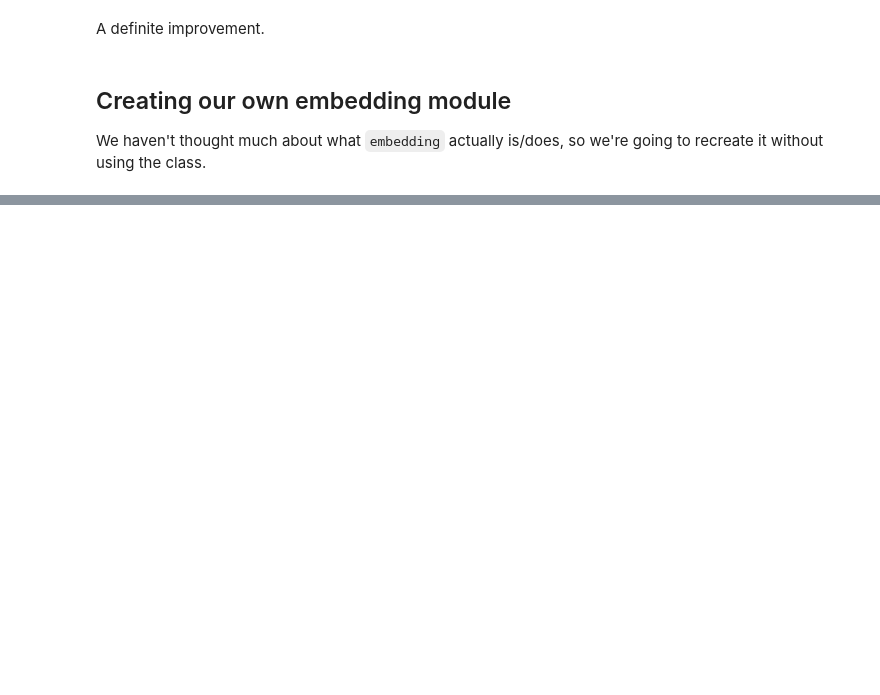
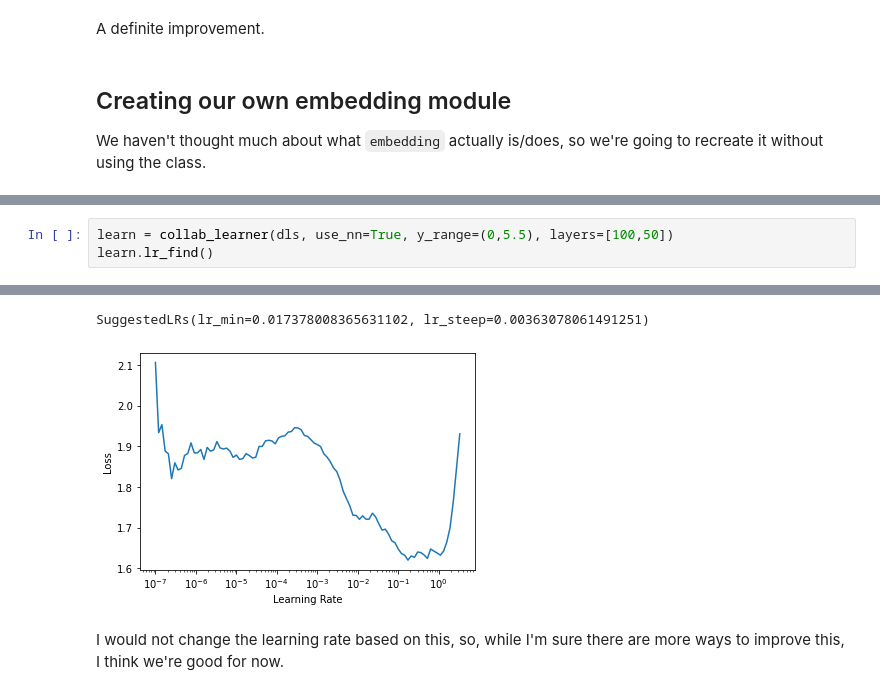
Before and after one commit to djliden/deep_learning_practice, a Jupyter notebook: notebooks/ch8_collab_filtering.ipynb, the cells around one changed output, grey strips where cells are left out. Drawn from its saved outputs; the diff is of its cells as text; blank space fills up the shorter version.

Commit message:
finished collab learning chapter and started book rec one

```diff
--- a/notebooks/ch8_collab_filtering.ipynb
+++ b/notebooks/ch8_collab_filtering.ipynb
@@ -181,0 +488,4 @@ We haven't thought much about what `embedding` actually is/does, so we're going
+# %%
+learn = collab_learner(dls, use_nn=True, y_range=(0,5.5), layers=[100,50])
+learn.lr_find()
+# %% [output]
@@ -181,0 +493,4 @@ We haven't thought much about what `embedding` actually is/does, so we're going
+SuggestedLRs(lr_min=0.017378008365631102, lr_steep=0.00363078061491251)
+[figure, added]
+# %% [markdown]
+I would not change the learning rate based on this, so, while I'm sure there are more ways to improve this, I think we're good for now.
```
Also changed, not shown: parts of 52 cells of this notebook, 1 other file.
